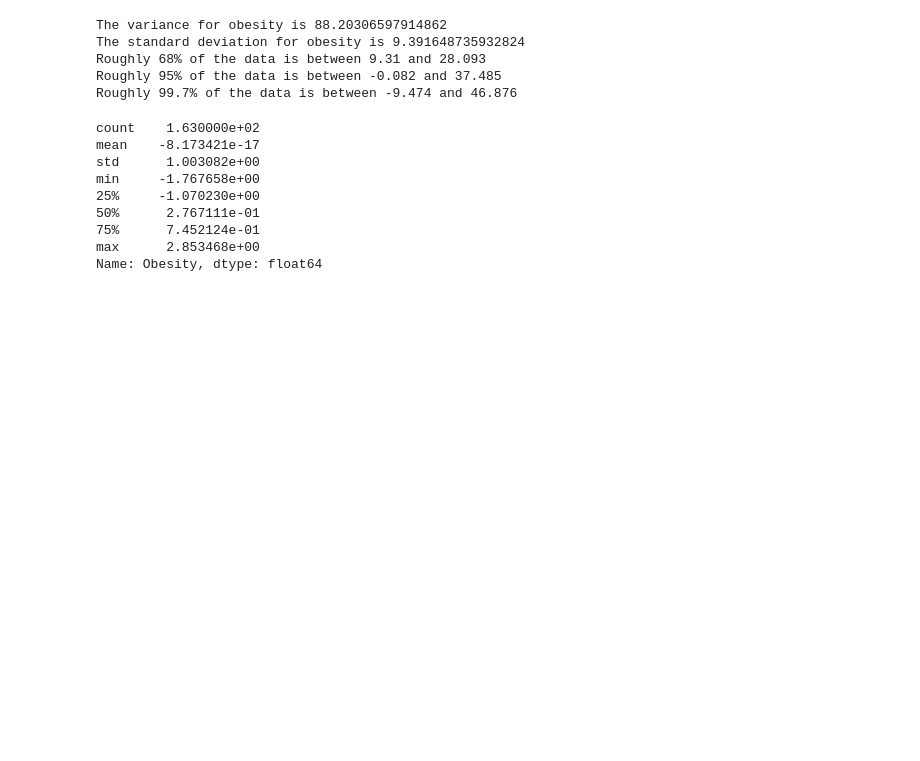
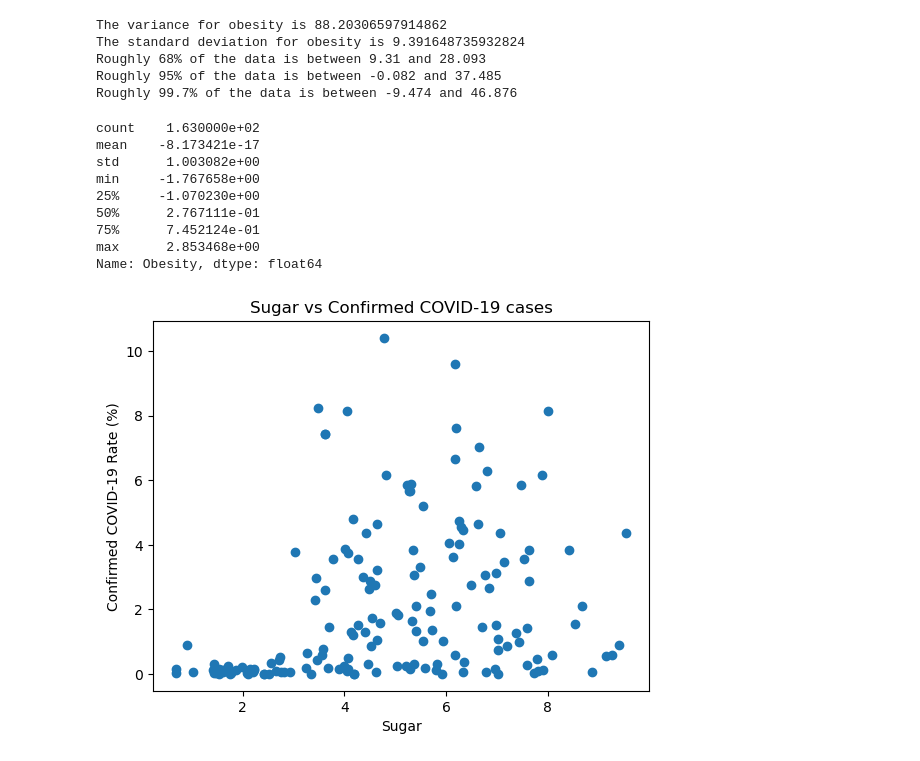
Before and after one commit to Knowmad211/UCB_Project_1, a Jupyter notebook: Anthony_EDA.ipynb, the cells around one changed output. Drawn from its saved outputs; the diff is of its cells as text; code cells hidden in the pictures; blank space fills up the shorter version.

```diff
--- a/Anthony_EDA.ipynb
+++ b/Anthony_EDA.ipynb
@@ -113,3 +115,18 @@ min     -1.767658e+00
 75%      7.452124e-01
 max      2.853468e+00
 Name: Obesity, dtype: float64
+# %%
+##Create rough scatterplot showing relationship between obesity and covid
+x_values = calorie_data["Sugar & Sweeteners"]
+y_values = calorie_data['Confirmed']
+plt.scatter(x_values, y_values)
+plt.title("Sugar vs Confirmed COVID-19 cases")
+plt.xlabel("Sugar")
+plt.ylabel("Confirmed COVID-19 Rate (%)")
+
+##Add global average values to plot
+
+
+plt.show()
+# %% [output]
+[figure, added]
```
Also changed, not shown: parts of 5 cells of this notebook, 1 other file.
